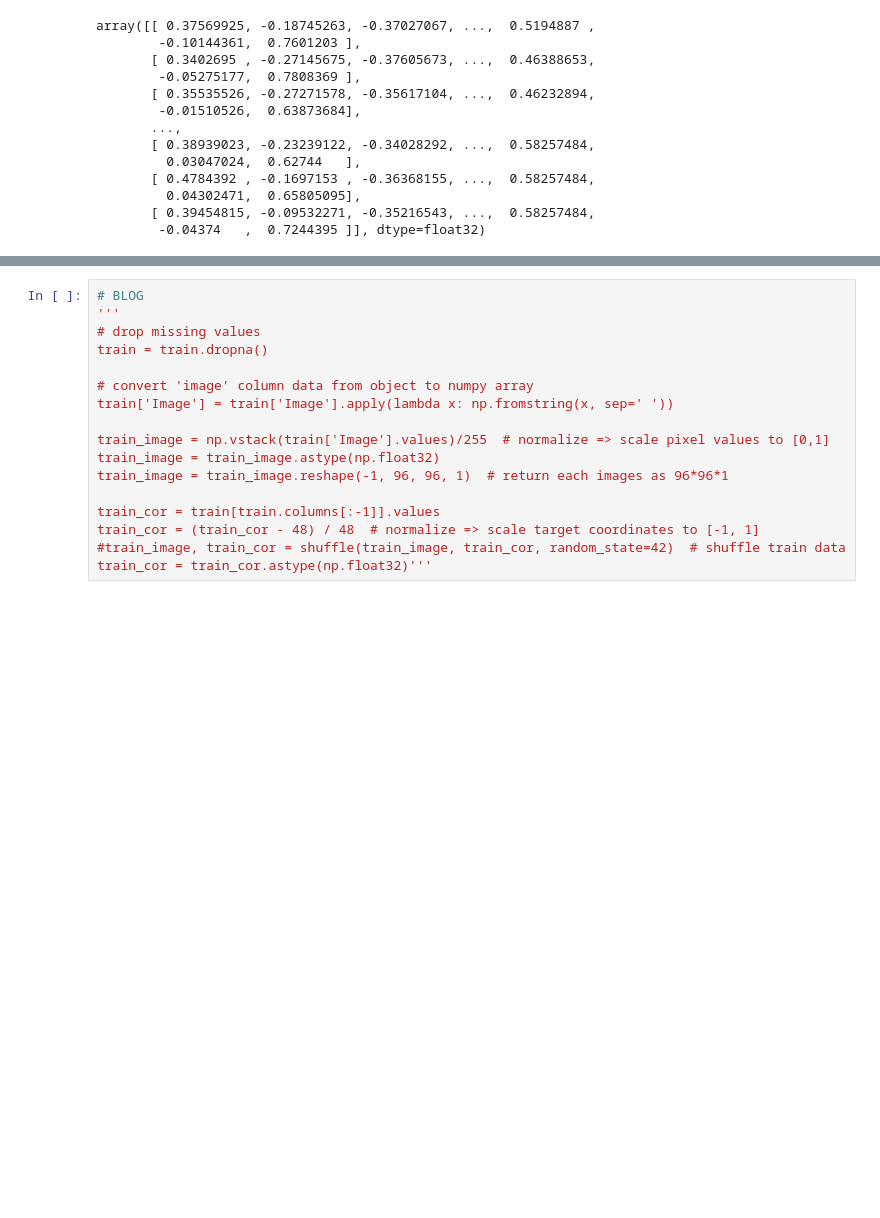
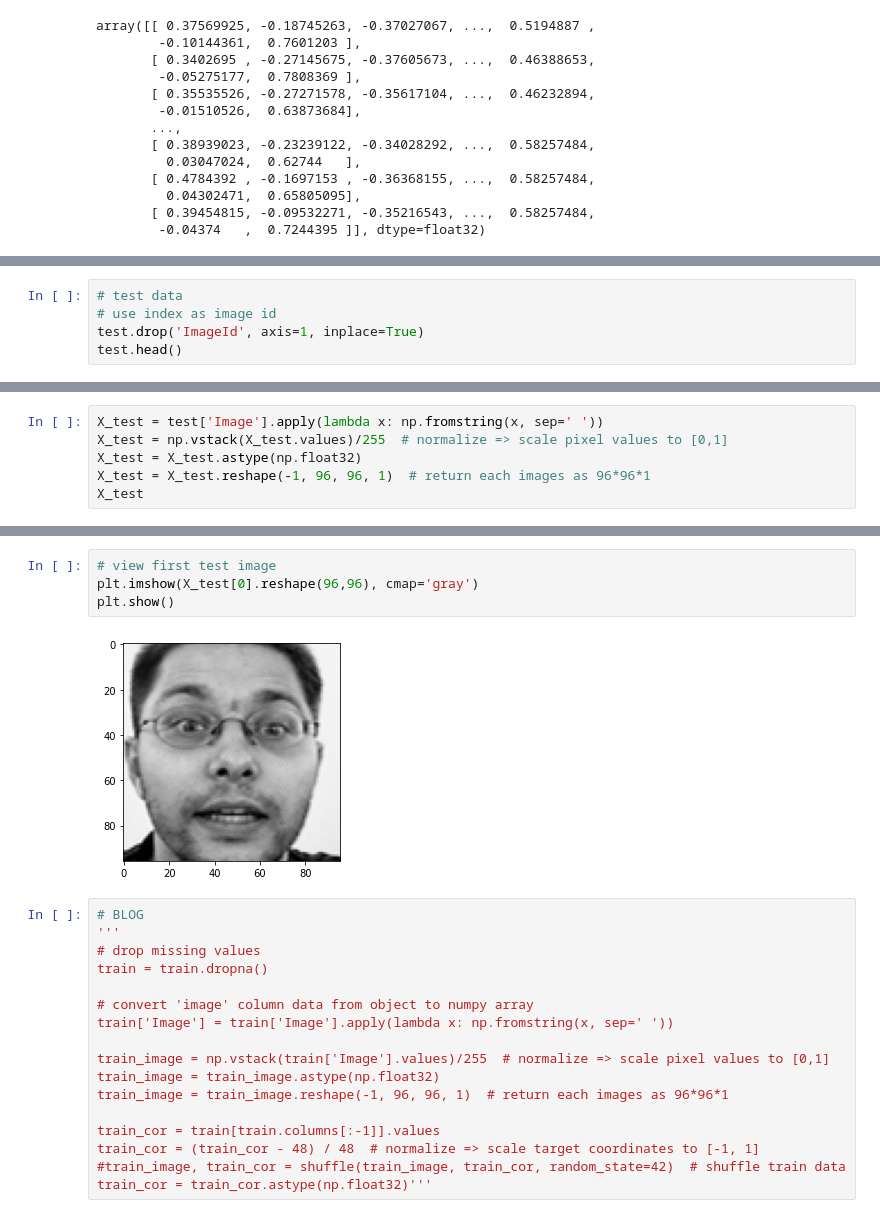
Before and after one commit to wisesprout/dl-selfie-filter, a Jupyter notebook: CodestatesProject1.ipynb, the cells around one changed output, grey strips where cells are left out. Saved outputs shown, nothing was run; the diff lists cells and outputs as text; blank space fills up the shorter version.

```diff
--- a/CodestatesProject1.ipynb
+++ b/CodestatesProject1.ipynb
@@ -190,0 +224,5 @@ array([[ 0.37569925, -0.18745263, -0.37027067, ...,  0.5194887 ,
+# %%
+# test data
+# use index as image id
+test.drop('ImageId', axis=1, inplace=True)
+test.head()
@@ -190,0 +236,6 @@ array([[ 0.37569925, -0.18745263, -0.37027067, ...,  0.5194887 ,
+# %%
+X_test = test['Image'].apply(lambda x: np.fromstring(x, sep=' '))
+X_test = np.vstack(X_test.values)/255  # normalize => scale pixel values to [0,1]
+X_test = X_test.astype(np.float32)
+X_test = X_test.reshape(-1, 96, 96, 1)  # return each images as 96*96*1
+X_test
@@ -191,3 +260,9 @@ array([[ 0.37569925, -0.18745263, -0.37027067, ...,  0.5194887 ,
+# %%
+# view first test image
+plt.imshow(X_test[0].reshape(96,96), cmap='gray')
+plt.show()
+# %% [output]
+[figure, added]
 # %%
 # BLOG
 '''
```
Also changed, not shown: parts of 18 cells of this notebook.
